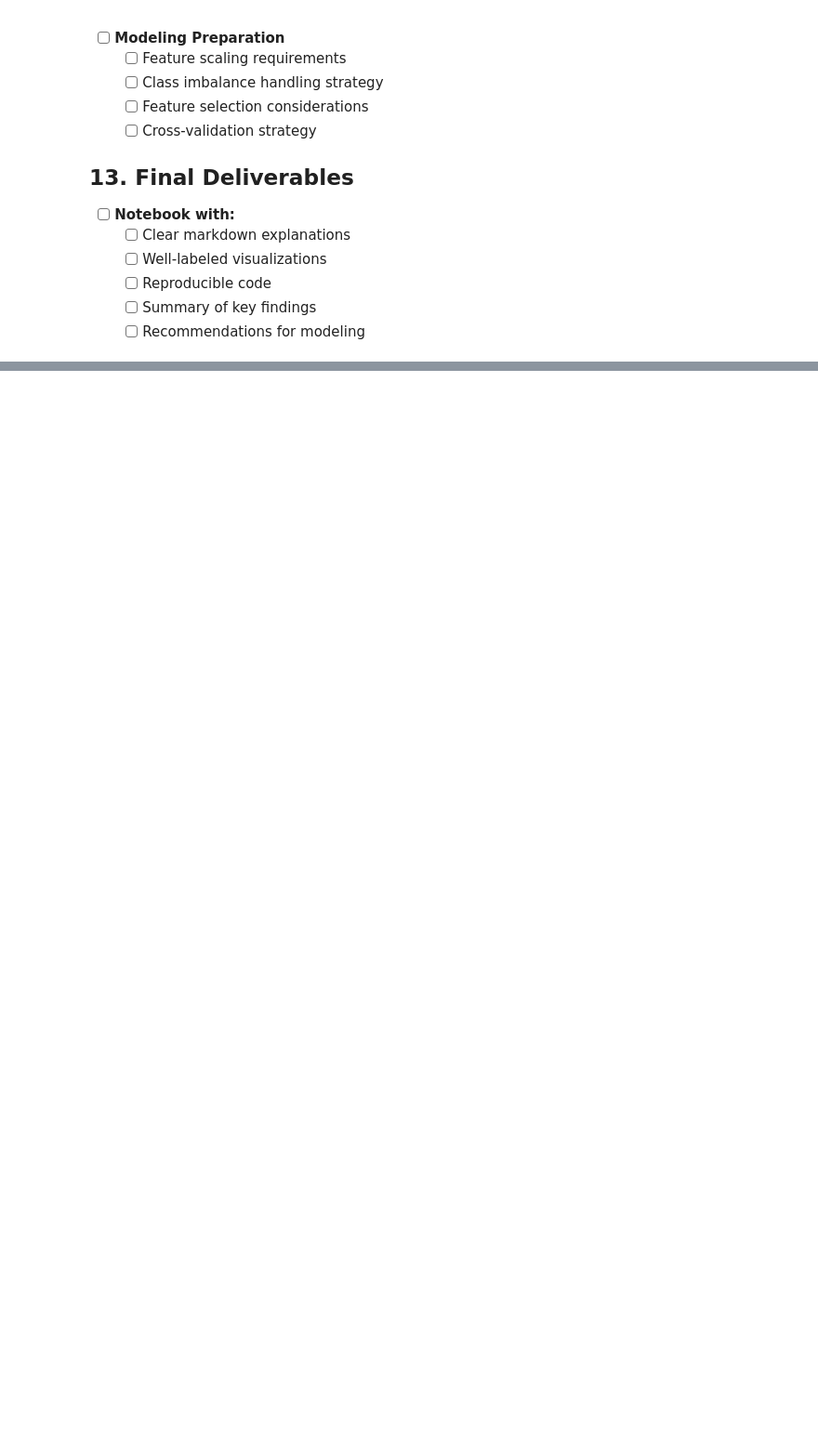
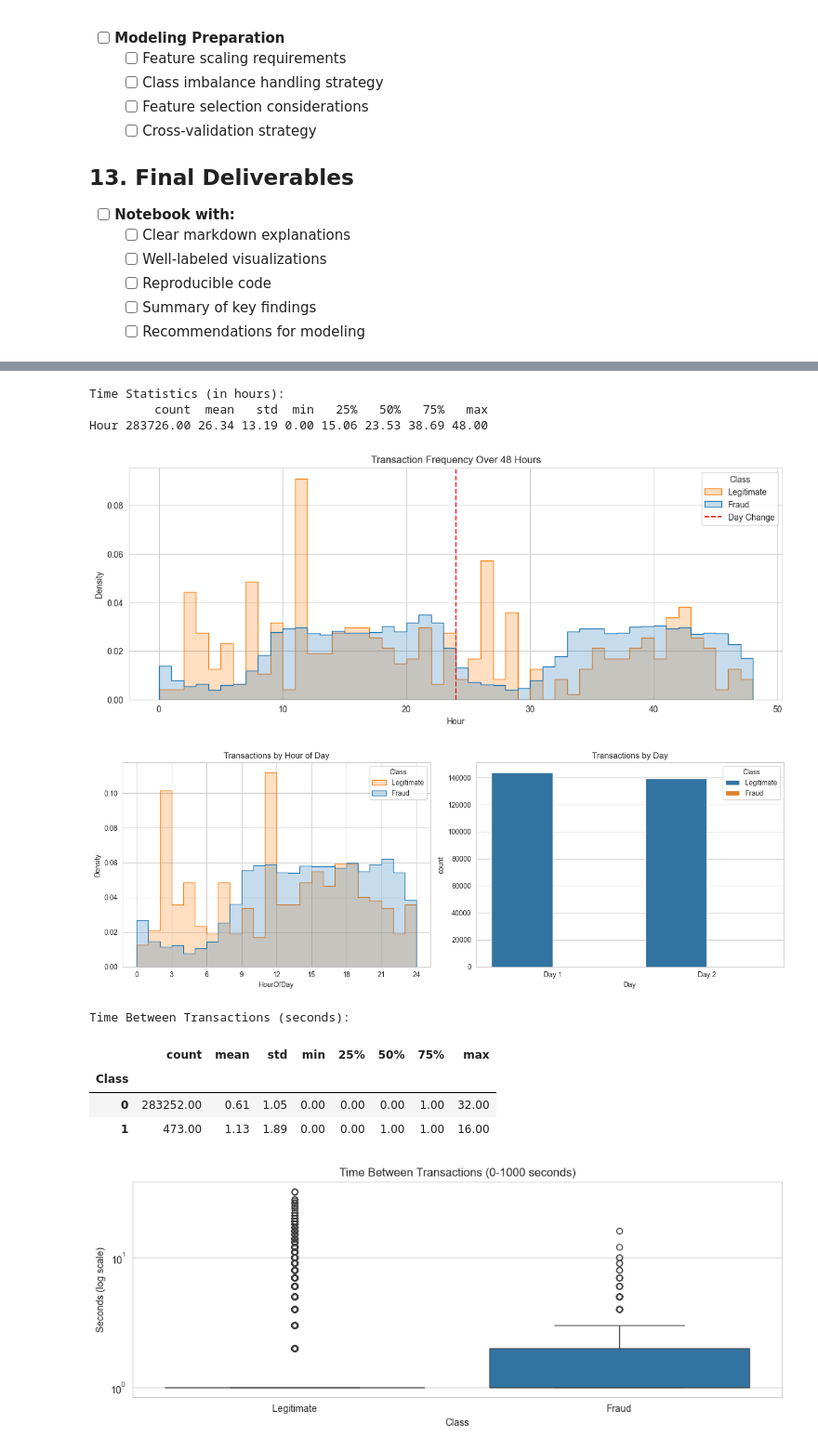
Before and after one commit to soltsega/Week-5_Fraud_Detection, a Jupyter notebook: fraud-detection/notebooks/eda-creditcard.ipynb, the cells around one changed output, grey strips where cells are left out. Shown at 93% size. Drawn from its saved outputs; the diff is of its cells as text; code cells hidden in the pictures; blank space fills up the shorter version.

```diff
--- a/fraud-detection/notebooks/eda-creditcard.ipynb
+++ b/fraud-detection/notebooks/eda-creditcard.ipynb
@@ -146,0 +245,79 @@ plt.show()
+# %%
+# 1. Create time-based features
+df['Hour'] = df['Time'] / 3600  # Convert seconds to hours
+df['HourOfDay'] = df['Hour'] % 24  # Extract hour of day (0-23)
+df['Day'] = df['Hour'] // 24  # Day number (0 and 1 for the 2-day period)
+
+# 2. Basic time statistics
+print("Time Statistics (in hours):")
+print(df['Hour'].describe().to_frame().T)
+
+# 3. Plot transaction frequency over time
+plt.figure(figsize=(14, 5))
+sns.histplot(data=df, x='Hour', bins=48, hue='Class',
+             element='step', stat='density', common_norm=False)
+plt.title('Transaction Frequency Over 48 Hours')
+plt.axvline(x=24, color='r', linestyle='--', label='End of Day 1')
+plt.legend(title='Class', labels=['Legitimate', 'Fraud', 'Day Change'])
+plt.show()
+
+# 4. Compare day vs night patterns
+plt.figure(figsize=(14, 5))
+plt.subplot(1, 2, 1)
+sns.histplot(data=df, x='HourOfDay', bins=24, hue='Class',
+             element='step', stat='density', common_norm=False)
+plt.title('Transactions by Hour of Day')
+plt.xticks(range(0, 25, 3))
+plt.legend(title='Class', labels=['Legitimate', 'Fraud'])
+
+# 5. Compare between the two days
+plt.subplot(1, 2, 2)
+sns.countplot(x='Day', hue='Class', data=df)
+plt.title('Transactions by Day')
+plt.xticks([0, 1], ['Day 1', 'Day 2'])
+plt.legend(title='Class', labels=['Legitimate', 'Fraud'])
+
+plt.tight_layout()
+plt.show()
+
+# 6. Time between transactions
+df['TimeDiff'] = df['Time'].diff()  # Time since last transaction
+time_diff_stats = df.groupby('Class')['TimeDiff'].describe()
+print("\nTime Between Transactions (seconds):")
+display(time_diff_stats)
+
+# 7. Plot time differences
+plt.figure(figsize=(12, 4))
+sns.boxplot(x='Class', y='TimeDiff',
+            data=df[(df['TimeDiff'] < 1000) & (df['TimeDiff'] > 0)])  # Filtering for better visualization
+plt.title('Time Between Transactions (0-1000 seconds)')
+plt.yscale('log')
+plt.xticks([0, 1], ['Legitimate', 'Fraud'])
+plt.ylabel('Seconds (log scale)')
+plt.show()
+
+# 8. Hourly fraud rate
+hourly_fraud = df.groupby('HourOfDay')['Class'].agg(['count', 'mean']).reset_index()
+hourly_fraud.columns = ['Hour', 'TotalTransactions', 'FraudRate']
+
+plt.figure(figsize=(12, 4))
+sns.lineplot(data=hourly_fraud, x='Hour', y='FraudRate', marker='o')
+plt.title('Hourly Fraud Rate')
+plt.axhline(y=df['Class'].mean(), color='r', linestyle='--',
+            label=f'Overall Fraud Rate ({df["Class"].mean()*100:.2f}%)')
+plt.xticks(range(0, 25, 3))
+plt.ylabel('Fraud Rate')
+plt.legend()
+plt.show()
+# %% [output]
+Time Statistics (in hours):
+         count  mean   std  min   25%   50%   75%   max
+Hour 283726.00 26.34 13.19 0.00 15.06 23.53 38.69 48.00
+[figure, added]
+[figure, added]
+Time Between Transactions (seconds):
+|  | count | mean | std | min | 25% | 50% | 75% | max |
+| Class |  |  |  |  |  |  |  |  |
+| 0 | 283252.00 | 0.61 | 1.05 | 0.00 | 0.00 | 0.00 | 1.00 | 32.00 |
+| 1 | 473.00 | 1.13 | 1.89 | 0.00 | 0.00 | 1.00 | 1.00 | 16.00 |
+[figure, added]
```
Also changed, not shown: parts of 32 cells of this notebook.
